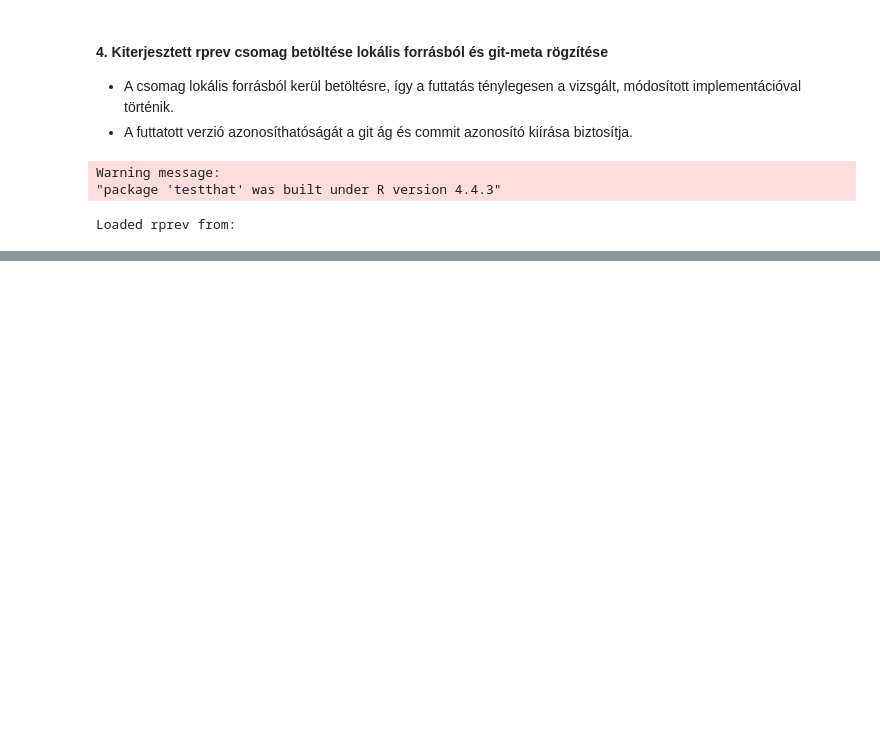
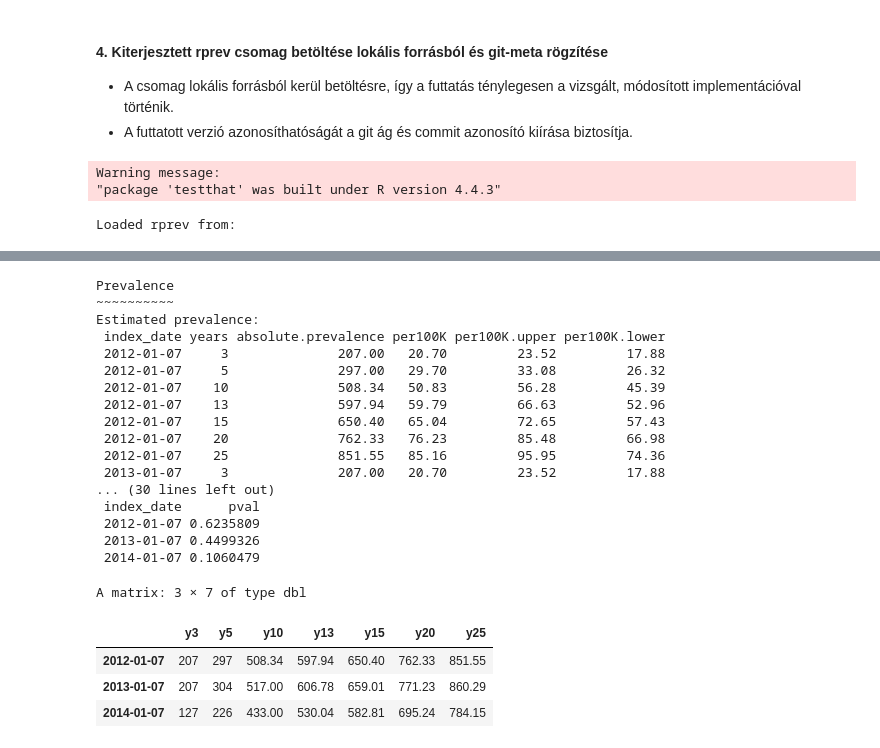
Before and after one commit to lrado1/rprev-ext, a Jupyter notebook: notebooks/ref-ext-consistency.ipynb, the cells around one changed output, grey strips where cells are left out. Saved outputs shown, nothing was run; the diff lists cells and outputs as text; code cells hidden in the pictures; blank space fills up the shorter version.

```diff
--- a/notebooks/ref-ext-consistency.ipynb
+++ b/notebooks/ref-ext-consistency.ipynb
@@ -395,0 +256,53 @@ A data.frame: 5 × 3
+# %%
+# K>1 (natív többindexű futtatás) - lokális, kiterjesztett implementáció
+set.seed(seed)
+res_ext_kmulti <- prevalence(
+  index = index_dates,
+  num_years_to_estimate = num_years,
+  data = base_df,
+  inc_formula = inc_formula,
+  surv_formula = surv_formula,
+  dist = dist,
+  population_size = population_size,
+  death_column = death_column,
+  registry_start_date = registry_start_ext,
+  N_boot = N_boot
+)
+summary(res_ext_kmulti)
+
+# Gyors áttekintés: abszolút prevalencia indexdátumonként, horizontonként
+years_lbl <- paste0("y", num_years)
+ext_abs_table <- do.call(
+  cbind,
+  lapply(num_years, function(y) {
+    est <- res_ext_kmulti$estimates[[paste0("y", y)]]
+    est <- est[order(est$index_date), , drop = FALSE]
+    as.numeric(est[["absolute.prevalence"]])
+  })
+)
+colnames(ext_abs_table) <- years_lbl
+rownames(ext_abs_table) <- as.character(sort(unique(res_ext_kmulti$index_dates)))
+ext_abs_table
+# %% [output]
+Prevalence
+~~~~~~~~~~
+Estimated prevalence:
+ index_date years absolute.prevalence per100K per100K.upper per100K.lower
+ 2012-01-07     3              207.00   20.70         23.52         17.88
+ 2012-01-07     5              297.00   29.70         33.08         26.32
+ 2012-01-07    10              508.34   50.83         56.28         45.39
+ 2012-01-07    13              597.94   59.79         66.63         52.96
+ 2012-01-07    15              650.40   65.04         72.65         57.43
+ 2012-01-07    20              762.33   76.23         85.48         66.98
+ 2012-01-07    25              851.55   85.16         95.95         74.36
+ 2013-01-07     3              207.00   20.70         23.52         17.88
+... (30 lines left out)
+ index_date      pval
+ 2012-01-07 0.6235809
+ 2013-01-07 0.4499326
+ 2014-01-07 0.1060479
+A matrix: 3 × 7 of type dbl
+|  | y3 | y5 | y10 | y13 | y15 | y20 | y25 |
+| 2012-01-07 | 207 | 297 | 508.34 | 597.94 | 650.40 | 762.33 | 851.55 |
+| 2013-01-07 | 207 | 304 | 517.00 | 606.78 | 659.01 | 771.23 | 860.29 |
+| 2014-01-07 | 127 | 226 | 433.00 | 530.04 | 582.81 | 695.24 | 784.15 |
```
Also changed, not shown: parts of 22 cells of this notebook.
